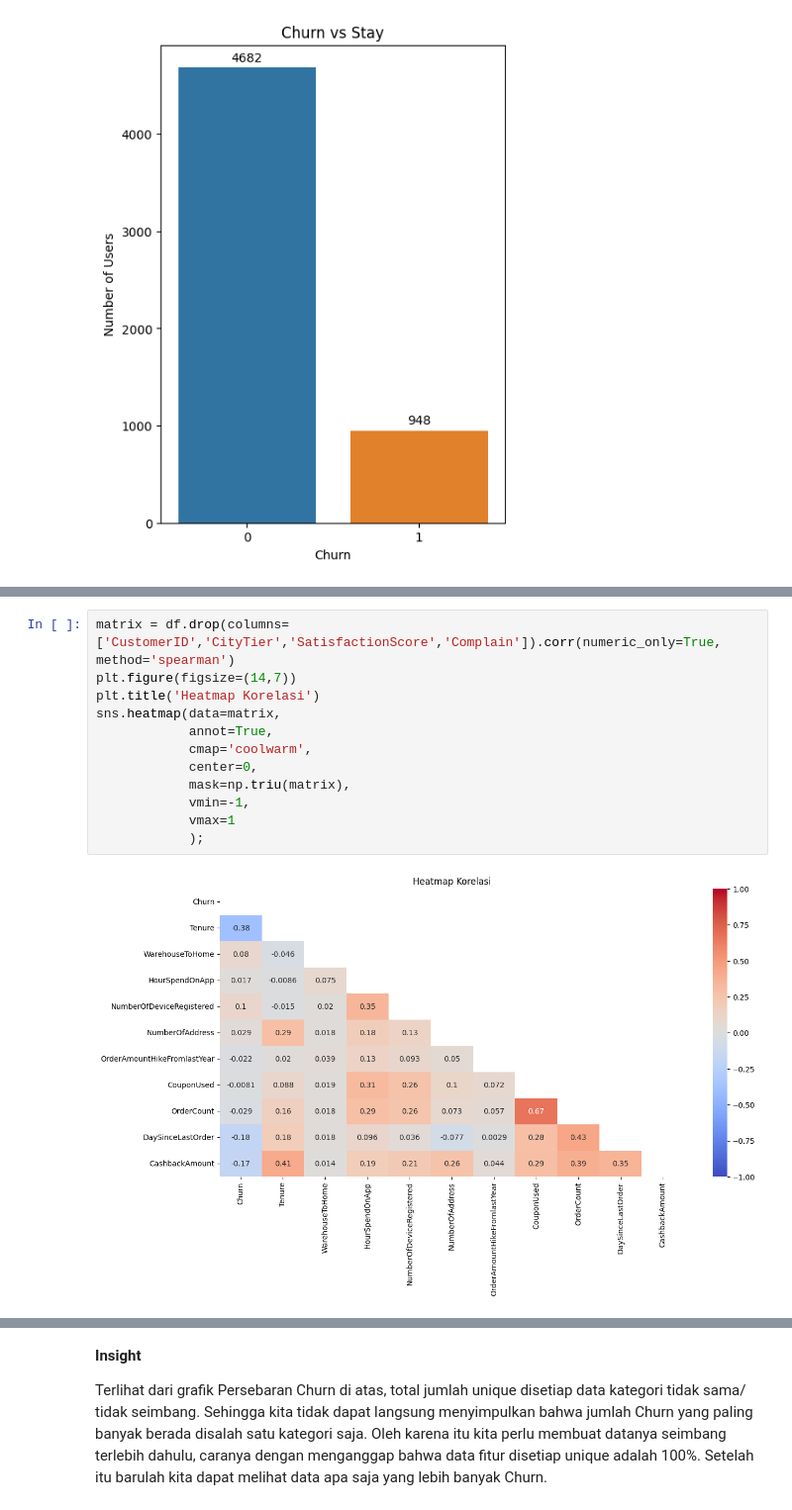
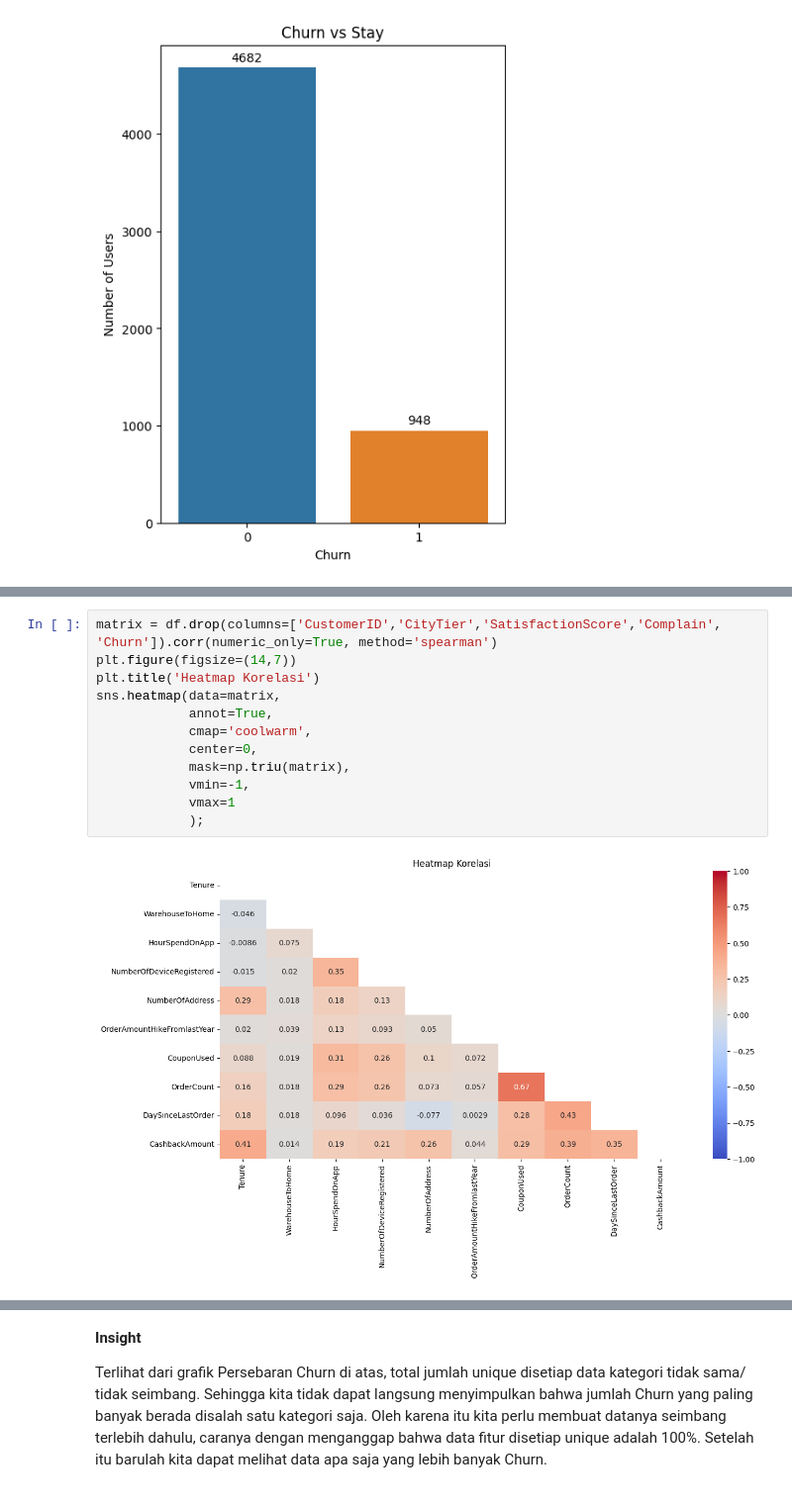
Before and after one commit to tasiamdln/E_Commerce_Churn_Analysis_ML, a Jupyter notebook: E_Commerce_Churn_Classification_and_Data_Analysis.ipynb, the cells around one changed output, grey strips where cells are left out. Shown at 99% size. Cells and saved outputs as stored; diff of their text form.

```diff
--- a/E_Commerce_Churn_Classification_and_Data_Analysis.ipynb
+++ b/E_Commerce_Churn_Classification_and_Data_Analysis.ipynb
@@ -362,14 +364,14 @@ Data yang kita miliki tidak seimbang: lebih banyak user yang **stay/tidak churn
 # %%
-matrix = df.drop(columns=['CustomerID','CityTier','SatisfactionScore','Complain']).corr(numeric_only=True, method='spearman')
+matrix = df.drop(columns=['CustomerID','CityTier','SatisfactionScore','Complain', 'Churn']).corr(numeric_only=True, method='spearman')
 plt.figure(figsize=(14,7))
 plt.title('Heatmap Korelasi')
 sns.heatmap(data=matrix,
             annot=True,
             cmap='coolwarm',
             center=0,
             mask=np.triu(matrix),
             vmin=-1,
             vmax=1
             );
 # %% [output]
-[figure, old version]
+[figure, new version]
```
Also changed, not shown: parts of 17 cells of this notebook.
